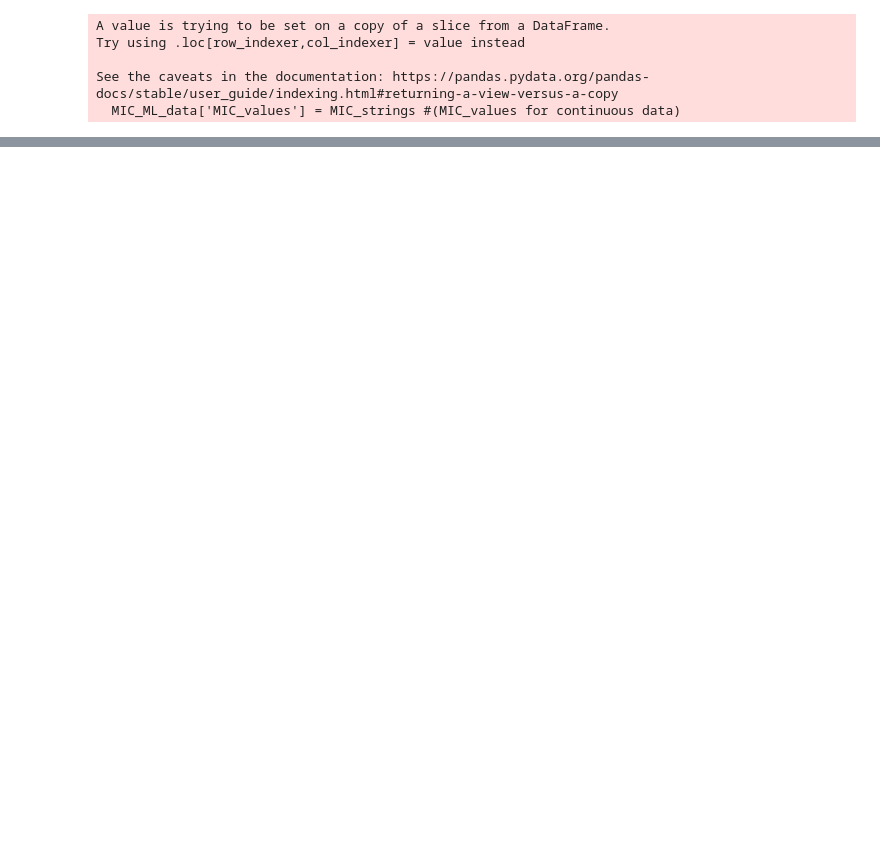
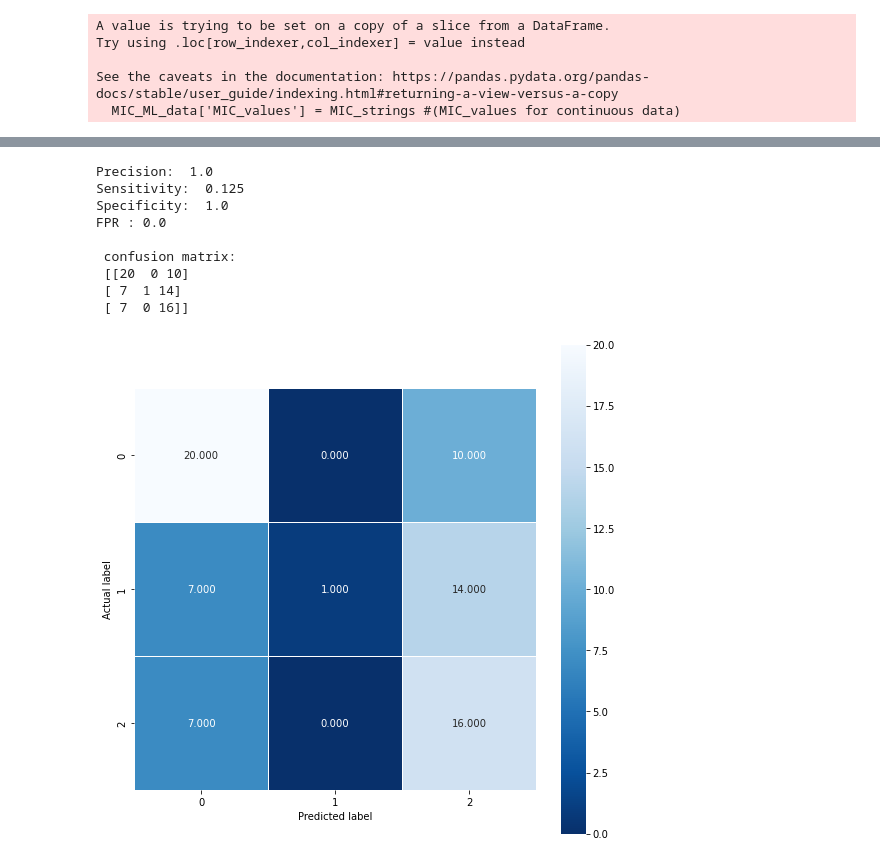
Before and after one commit to fowler-lab/Inh_resistance, a Jupyter notebook: Logreg_notebook.ipynb, the cells around one changed output, grey strips where cells are left out. Saved outputs shown, nothing was run; the diff lists cells and outputs as text; code cells hidden in the pictures; blank space fills up the shorter version.

```diff
--- a/Logreg_notebook.ipynb
+++ b/Logreg_notebook.ipynb
@@ -525,0 +596,14 @@ plt.title(all_sample_title, size = 15);
+# %%
+# will categorise multiclass data into 3 groups
+def MIC_to_ternary(data):
+    RS_dict = {2:['0.8','1.6','>1.6'], 1:['0.2','0.4'],
+           0:['<=0.025','0.05','0.1']}
+    binary_list = []
+    for i in data:
+        for k,v in RS_dict.items():
+            for j in v:
+                if i == j:
+                    binary_list.append(k)
+
+    binary_array = np.array(binary_list)
+    return binary_array
@@ -525,0 +646,36 @@ plt.title(all_sample_title, size = 15);
+# %%
+#convert MIC targets to ternary targets and generate confusion matrix
+confusion = confusion_matrix(MIC_to_ternary(y_test), MIC_to_ternary(predict))
+
+#calculate precision, senstivity, specificty, FPR, and erros
+Precision = (confusion[1][1])/(confusion[1][1]+confusion[0][1])
+Sensitivity = (confusion[1][1])/(confusion[1][1]+confusion[1][0])
+Specificity = (confusion[0][0])/(confusion[0][0]+confusion[0][1])
+FPR = 1-Specificity
+very_major_error = (confusion[0][1]/y_test[y_test==0].count())*100
+major_error = (confusion[1][0]/y_test[y_test==1].count())*100
+
+
+print ('Precision: ', Precision)
+print ('Sensitivity: ', Sensitivity)
+print ('Specificity: ', Specificity)
+print ('FPR :', FPR)
+#print ('very major error :', very_major_error)
+#print ('major error: ', major_error)
+print ('\n confusion matrix: \n', confusion)
+
+plt.figure(figsize=(9,9))
+sns.heatmap(confusion, annot=True, fmt=".3f", linewidths=.5, square = True, cmap = 'Blues_r');
+plt.ylabel('Actual label');
+plt.xlabel('Predicted label');
+# %% [output]
+Precision:  1.0
+Sensitivity:  0.125
+Specificity:  1.0
+FPR : 0.0
+
+ confusion matrix:
+ [[20  0 10]
+ [ 7  1 14]
+ [ 7  0 16]]
+[figure, added]
```
Also changed, not shown: parts of 13 cells of this notebook.
